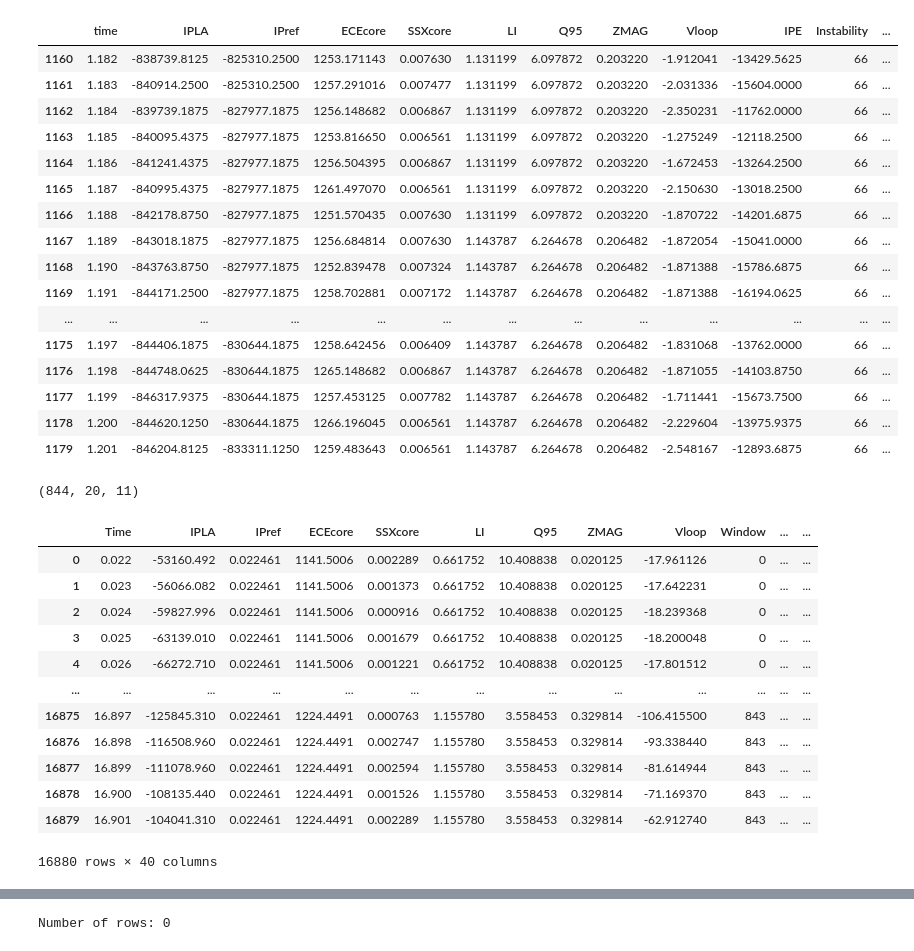
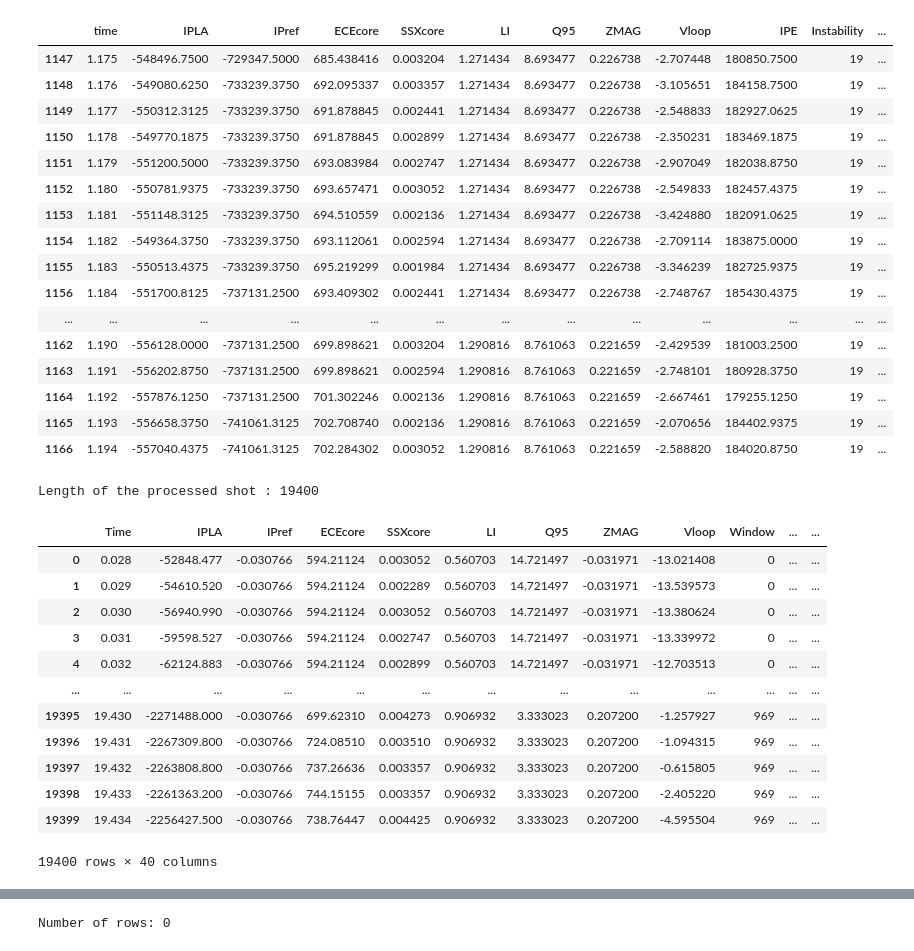
Before and after one commit to CS-433/ml-project-2-nuclear-fusion, a Jupyter notebook: code/pipeline.ipynb, the cells around one changed output, grey strips where cells are left out. Saved outputs shown, nothing was run; the diff lists cells and outputs as text; code cells hidden in the pictures.

```diff
--- a/code/pipeline.ipynb
+++ b/code/pipeline.ipynb
@@ -32,7 +32,7 @@ def load_shot(shotnum: int) -> pd.DataFrame:
     shot = pd.read_parquet("../data/DISR_data/JET_DATAno" + str(shotnum) + ".parquet")
     return shot
 
-shotnum = 96885
+shotnum = 97974
 df_shot = load_shot(shotnum)
 df_shot['IPE'] = df_shot['IPLA'] - df_shot['IPref']
 display(df_shot)
@@ -125,25 +133,25 @@ display(df_shot)
 # %%
 windows = df_shot[df_shot['Label'] == 1]['Window'].unique()
 
-display(df_shot[df_shot['Window'] == windows[20]])
+display(df_shot[df_shot['Window'] == windows[19]])
 # %% [output]
 |  | time | IPLA | IPref | ECEcore | SSXcore | LI | Q95 | ZMAG | Vloop | IPE | Instability | ... |
-| 1160 | 1.182 | -838739.8125 | -825310.2500 | 1253.171143 | 0.007630 | 1.131199 | 6.097872 | 0.203220 | -1.912041 | -13429.5625 | 66 | ... |
-| 1161 | 1.183 | -840914.2500 | -825310.2500 | 1257.291016 | 0.007477 | 1.131199 | 6.097872 | 0.203220 | -2.031336 | -15604.0000 | 66 | ... |
-| 1162 | 1.184 | -839739.1875 | -827977.1875 | 1256.148682 | 0.006867 | 1.131199 | 6.097872 | 0.203220 | -2.350231 | -11762.0000 | 66 | ... |
-| 1163 | 1.185 | -840095.4375 | -827977.1875 | 1253.816650 | 0.006561 | 1.131199 | 6.097872 | 0.203220 | -1.275249 | -12118.2500 | 66 | ... |
-| 1164 | 1.186 | -841241.4375 | -827977.1875 | 1256.504395 | 0.006867 | 1.131199 | 6.097872 | 0.203220 | -1.672453 | -13264.2500 | 66 | ... |
-| 1165 | 1.187 | -840995.4375 | -827977.1875 | 1261.497070 | 0.006561 | 1.131199 | 6.097872 | 0.203220 | -2.150630 | -13018.2500 | 66 | ... |
-| 1166 | 1.188 | -842178.8750 | -827977.1875 | 1251.570435 | 0.007630 | 1.131199 | 6.097872 | 0.203220 | -1.870722 | -14201.6875 | 66 | ... |
-| 1167 | 1.189 | -843018.1875 | -827977.1875 | 1256.684814 | 0.007630 | 1.143787 | 6.264678 | 0.206482 | -1.872054 | -15041.0000 | 66 | ... |
-| 1168 | 1.190 | -843763.8750 | -827977.1875 | 1252.839478 | 0.007324 | 1.143787 | 6.264678 | 0.206482 | -1.871388 | -15786.6875 | 66 | ... |
-| 1169 | 1.191 | -844171.2500 | -827977.1875 | 1258.702881 | 0.007172 | 1.143787 | 6.264678 | 0.206482 | -1.871388 | -16194.0625 | 66 | ... |
+| 1147 | 1.175 | -548496.7500 | -729347.5000 | 685.438416 | 0.003204 | 1.271434 | 8.693477 | 0.226738 | -2.707448 | 180850.7500 | 19 | ... |
+| 1148 | 1.176 | -549080.6250 | -733239.3750 | 692.095337 | 0.003357 | 1.271434 | 8.693477 | 0.226738 | -3.105651 | 184158.7500 | 19 | ... |
+| 1149 | 1.177 | -550312.3125 | -733239.3750 | 691.878845 | 0.002441 | 1.271434 | 8.693477 | 0.226738 | -2.548833 | 182927.0625 | 19 | ... |
+| 1150 | 1.178 | -549770.1875 | -733239.3750 | 691.878845 | 0.002899 | 1.271434 | 8.693477 | 0.226738 | -2.350231 | 183469.1875 | 19 | ... |
+| 1151 | 1.179 | -551200.5000 | -733239.3750 | 693.083984 | 0.002747 | 1.271434 | 8.693477 | 0.226738 | -2.907049 | 182038.8750 | 19 | ... |
+| 1152 | 1.180 | -550781.9375 | -733239.3750 | 693.657471 | 0.003052 | 1.271434 | 8.693477 | 0.226738 | -2.549833 | 182457.4375 | 19 | ... |
+| 1153 | 1.181 | -551148.3125 | -733239.3750 | 694.510559 | 0.002136 | 1.271434 | 8.693477 | 0.226738 | -3.424880 | 182091.0625 | 19 | ... |
+| 1154 | 1.182 | -549364.3750 | -733239.3750 | 693.112061 | 0.002594 | 1.271434 | 8.693477 | 0.226738 | -2.709114 | 183875.0000 | 19 | ... |
+| 1155 | 1.183 | -550513.4375 | -733239.3750 | 695.219299 | 0.001984 | 1.271434 | 8.693477 | 0.226738 | -3.346239 | 182725.9375 | 19 | ... |
+| 1156 | 1.184 | -551700.8125 | -737131.2500 | 693.409302 | 0.002441 | 1.271434 | 8.693477 | 0.226738 | -2.748767 | 185430.4375 | 19 | ... |
 | ... | ... | ... | ... | ... | ... | ... | ... | ... | ... | ... | ... | ... |
-| 1175 | 1.197 | -844406.1875 | -830644.1875 | 1258.642456 | 0.006409 | 1.143787 | 6.264678 | 0.206482 | -1.831068 | -13762.0000 | 66 | ... |
-| 1176 | 1.198 | -844748.0625 | -830644.1875 | 1265.148682 | 0.006867 | 1.143787 | 6.264678 | 0.206482 | -1.871055 | -14103.8750 | 66 | ... |
-| 1177 | 1.199 | -846317.9375 | -830644.1875 | 1257.453125 | 0.007782 | 1.143787 | 6.264678 | 0.206482 | -1.711441 | -15673.7500 | 66 | ... |
-| 1178 | 1.200 | -844620.1250 | -830644.1875 | 1266.196045 | 0.006561 | 1.143787 | 6.264678 | 0.206482 | -2.229604 | -13975.9375 | 66 | ... |
-| 1179 | 1.201 | -846204.8125 | -833311.1250 | 1259.483643 | 0.006561 | 1.143787 | 6.264678 | 0.206482 | -2.548167 | -12893.6875 | 66 | ... |
+| 1162 | 1.190 | -556128.0000 | -737131.2500 | 699.898621 | 0.003204 | 1.290816 | 8.761063 | 0.221659 | -2.429539 | 181003.2500 | 19 | ... |
+| 1163 | 1.191 | -556202.8750 | -737131.2500 | 699.898621 | 0.002594 | 1.290816 | 8.761063 | 0.221659 | -2.748101 | 180928.3750 | 19 | ... |
+| 1164 | 1.192 | -557876.1250 | -737131.2500 | 701.302246 | 0.002136 | 1.290816 | 8.761063 | 0.221659 | -2.667461 | 179255.1250 | 19 | ... |
+| 1165 | 1.193 | -556658.3750 | -741061.3125 | 702.708740 | 0.002136 | 1.290816 | 8.761063 | 0.221659 | -2.070656 | 184402.9375 | 19 | ... |
+| 1166 | 1.194 | -557040.4375 | -741061.3125 | 702.284302 | 0.003052 | 1.290816 | 8.761063 | 0.221659 | -2.588820 | 184020.8750 | 19 | ... |
 # %%
 # Filter out rows where 'Window' is 0
 df_shot_filtered = df_shot[df_shot['Window'] != 0]
@@ -151,13 +159,15 @@ df_shot_filtered = df_shot[df_shot['Window'] != 0]
 # Remove the 'Label' column
 df_shot_modified = df_shot_filtered.drop(columns=['Label'])
 
+print(f"Length of the processed shot : {len(df_shot_modified)}")
+
 # Save the DataFrame as a csv file
-df_shot_modified.to_csv("../data/pipeline.csv", index=False)
+df_shot_modified.to_csv("../data/pipeline" + str(shotnum) + ".csv", index=False)
 # %% [output]
-(844, 20, 11)
+Length of the processed shot : 19400
 # %%
 # Load the DataFrame from the csv file
-dataset = pd.read_csv("../data/pipeline.csv")
+dataset = pd.read_csv("../data/pipeline" + str(shotnum) + ".csv")
 
 # Rename the 'time' column to 'Time'
 dataset.rename(columns={'time': 'Time'}, inplace=True)
@@ -215,15 +225,15 @@ df_data = df_data.dropna()
 display(df_data)
 # %% [output]
 |  | Time | IPLA | IPref | ECEcore | SSXcore | LI | Q95 | ZMAG | Vloop | Window | ... | ... |
-| 0 | 0.022 | -53160.492 | 0.022461 | 1141.5006 | 0.002289 | 0.661752 | 10.408838 | 0.020125 | -17.961126 | 0 | ... | ... |
-| 1 | 0.023 | -56066.082 | 0.022461 | 1141.5006 | 0.001373 | 0.661752 | 10.408838 | 0.020125 | -17.642231 | 0 | ... | ... |
-| 2 | 0.024 | -59827.996 | 0.022461 | 1141.5006 | 0.000916 | 0.661752 | 10.408838 | 0.020125 | -18.239368 | 0 | ... | ... |
-| 3 | 0.025 | -63139.010 | 0.022461 | 1141.5006 | 0.001679 | 0.661752 | 10.408838 | 0.020125 | -18.200048 | 0 | ... | ... |
-| 4 | 0.026 | -66272.710 | 0.022461 | 1141.5006 | 0.001221 | 0.661752 | 10.408838 | 0.020125 | -17.801512 | 0 | ... | ... |
+| 0 | 0.028 | -52848.477 | -0.030766 | 594.21124 | 0.003052 | 0.560703 | 14.721497 | -0.031971 | -13.021408 | 0 | ... | ... |
+| 1 | 0.029 | -54610.520 | -0.030766 | 594.21124 | 0.002289 | 0.560703 | 14.721497 | -0.031971 | -13.539573 | 0 | ... | ... |
+| 2 | 0.030 | -56940.990 | -0.030766 | 594.21124 | 0.003052 | 0.560703 | 14.721497 | -0.031971 | -13.380624 | 0 | ... | ... |
+| 3 | 0.031 | -59598.527 | -0.030766 | 594.21124 | 0.002747 | 0.560703 | 14.721497 | -0.031971 | -13.339972 | 0 | ... | ... |
+| 4 | 0.032 | -62124.883 | -0.030766 | 594.21124 | 0.002899 | 0.560703 | 14.721497 | -0.031971 | -12.703513 | 0 | ... | ... |
 | ... | ... | ... | ... | ... | ... | ... | ... | ... | ... | ... | ... | ... |
-| 16875 | 16.897 | -125845.310 | 0.022461 | 1224.4491 | 0.000763 | 1.155780 | 3.558453 | 0.329814 | -106.415500 | 843 | ... | ... |
-| 16876 | 16.898 | -116508.960 | 0.022461 | 1224.4491 | 0.002747 | 1.155780 | 3.558453 | 0.329814 | -93.338440 | 843 | ... | ... |
-| 16877 | 16.899 | -111078.960 | 0.022461 | 1224.4491 | 0.002594 | 1.155780 | 3.558453 | 0.329814 | -81.614944 | 843 | ... | ... |
-| 16878 | 16.900 | -108135.440 | 0.022461 | 1224.4491 | 0.001526 | 1.155780 | 3.558453 | 0.329814 | -71.169370 | 843 | ... | ... |
-| 16879 | 16.901 | -104041.310 | 0.022461 | 1224.4491 | 0.002289 | 1.155780 | 3.558453 | 0.329814 | -62.912740 | 843 | ... | ... |
+| 19395 | 19.430 | -2271488.000 | -0.030766 | 699.62310 | 0.004273 | 0.906932 | 3.333023 | 0.207200 | -1.257927 | 969 | ... | ... |
+| 19396 | 19.431 | -2267309.800 | -0.030766 | 724.08510 | 0.003510 | 0.906932 | 3.333023 | 0.207200 | -1.094315 | 969 | ... | ... |
+| 19397 | 19.432 | -2263808.800 | -0.030766 | 737.26636 | 0.003357 | 0.906932 | 3.333023 | 0.207200 | -0.615805 | 969 | ... | ... |
+| 19398 | 19.433 | -2261363.200 | -0.030766 | 744.15155 | 0.003357 | 0.906932 | 3.333023 | 0.207200 | -2.405220 | 969 | ... | ... |
+| 19399 | 19.434 | -2256427.500 | -0.030766 | 738.76447 | 0.004425 | 0.906932 | 3.333023 | 0.207200 | -4.595504 | 969 | ... | ... |
-16880 rows × 40 columns
+19400 rows × 40 columns
```
Also changed, not shown: parts of 12 cells of this notebook, 7 other files.
